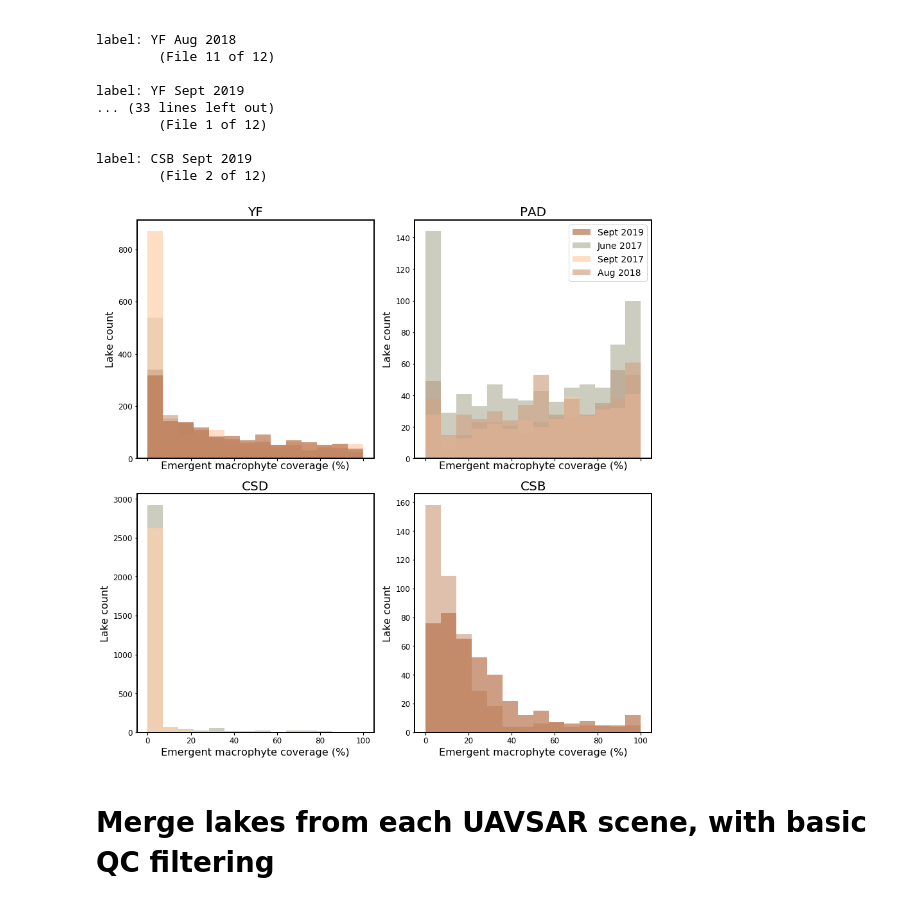
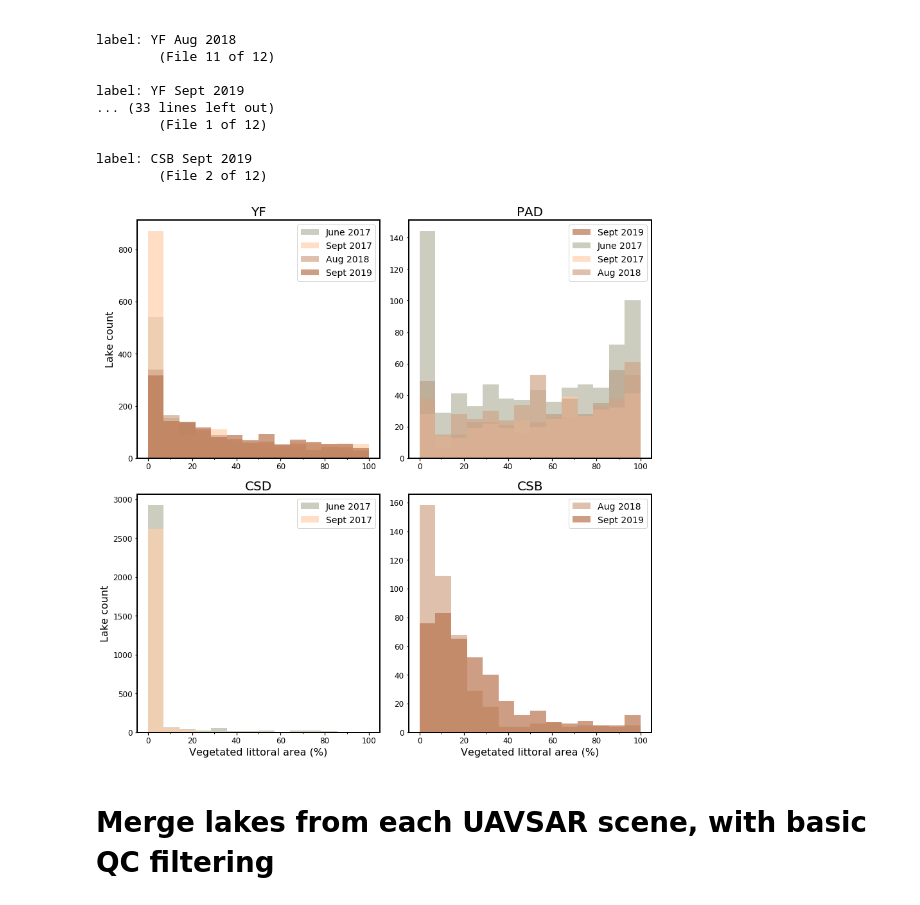
Before and after one commit to ekcomputer/random-wetlands, a Jupyter notebook: analysis/lake-histograms-multi-temporal.ipynb, the cells around one changed output. Cells and saved outputs as stored; diff of their text form; code cells hidden in the pictures.

```diff
--- a/analysis/lake-histograms-multi-temporal.ipynb
+++ b/analysis/lake-histograms-multi-temporal.ipynb
@@ -148,27 +148,31 @@ label: CSB Sept 2019
 # %%
 %matplotlib inline
 ## loop for plotting
-fig, ax = plt.subplots(2,2, sharex=True, figsize=(12,12), constrained_layout=True) # constrained_layout is now default for presentation
+fig, ax = plt.subplots(2,2, sharex=False, figsize=(12,12), constrained_layout=True) # constrained_layout is now default for presentation
 for j, region in enumerate(regions):
     axi = np.take(ax, j)
     for i, lakes in enumerate(lakes_list[j][::-1]):  # reverse order
         label=lakes_labels[j][i].split(' ')[1]+' '+lakes_labels[j][i].split(' ')[2]
         axi.hist(lakes.em_fractio*100, bins=np.linspace(0,100,15), alpha=0.7, color=colors_lookup[lakes_seasons[j][i]], label=label) # bins=20,
     # ax.legend()
     # fig.show()
-    axi.set_ylabel('Lake count')
-    axi.set_xlabel('Emergent macrophyte coverage (%)')
+    if j % 2 == 0:
+        axi.set_ylabel('Lake count')
+    if j >= 2:
+        axi.set_xlabel('Vegetated littoral area (%)')
+    axi.set_xticks([10, 30, 50, 70, 90], minor=True)
 #     axi.set_title(f'{region}\nLakes > {min_size/1e6} $km^2$ ({min_size/px_area:.0f} px)')
     axi.set_title(f'{region}')
+    axi.legend()
 
 #     axi.legend() # sets legend on all
-ax[0,1].legend()
+# ax[0,1].legend()
 ## save fig
 figname=os.path.join(fig_dir, 'Hists-time-4-panel')
 fig.savefig(figname + '.jpg', dpi=300)
 fig.savefig(figname + '.pdf', dpi=300)
 # %% [output]
-[figure, old version]
+[figure, new version]
 # %% [markdown]
 # Merge lakes from each UAVSAR scene, with basic QC filtering
 # %%
```
Also changed, not shown: 3 other files.
